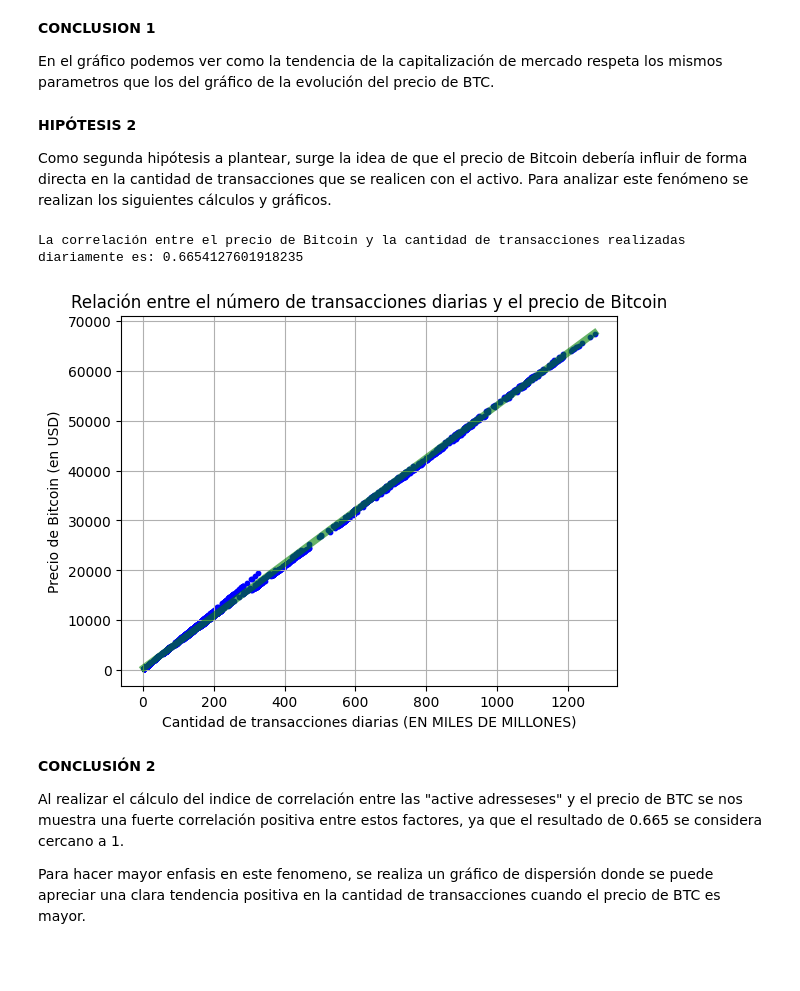
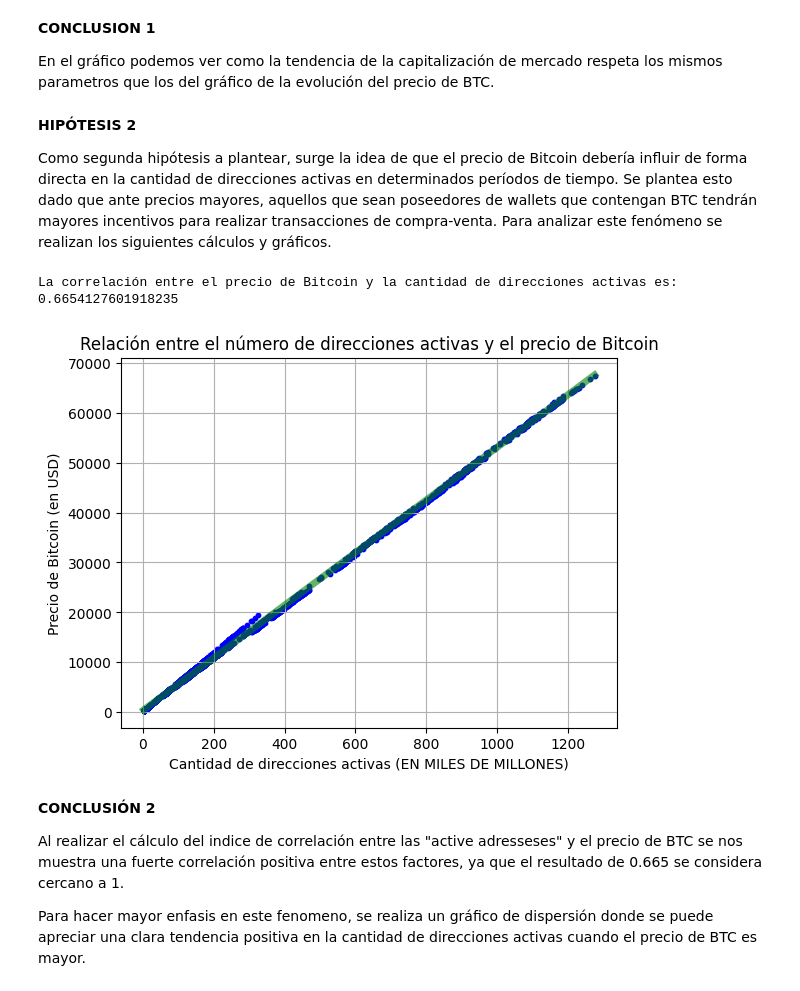
Before and after one commit to MartinMF88/Proyecto_DataScience_Coder, a Jupyter notebook: notebooks/ProyectoDS_ParteI_Martinez.ipynb, the cells around one changed output. Cells and saved outputs as stored; diff of their text form; code cells hidden in the pictures; blank space fills up the shorter version.

Commit message:
Creación de archivo para entrega N3 (2)

```diff
--- a/notebooks/ProyectoDS_ParteI_Martinez.ipynb
+++ b/notebooks/ProyectoDS_ParteI_Martinez.ipynb
@@ -99,33 +99,33 @@ En el gráfico podemos ver como la tendencia de la capitalización de mercado re
 # %% [markdown]
 **HIPÓTESIS 2**
 
-Como segunda hipótesis a plantear, surge la idea de que el precio de Bitcoin debería influir de forma directa en la cantidad de transacciones que se realicen con el activo.
+Como segunda hipótesis a plantear, surge la idea de que el precio de Bitcoin debería influir de forma directa en la cantidad de direcciones activas en determinados períodos de tiempo. Se plantea esto dado que ante precios mayores, aquellos que sean poseedores de wallets que contengan BTC tendrán mayores incentivos para realizar transacciones de compra-venta.
 Para analizar este fenómeno se realizan los siguientes cálculos y gráficos.
 # %%
 correlation = df['priceUSD'].corr(df['activeaddresses'])
 
-print("La correlación entre el precio de Bitcoin y la cantidad de transacciones realizadas diariamente es:", correlation)
+print("La correlación entre el precio de Bitcoin y la cantidad de direcciones activas es:", correlation)
 df['activeaddresses_en_Miles'] = df.apply(lambda row: row.marketcap / 1000000000, axis=1)
 
 plt.scatter(df['activeaddresses_en_Miles'], df['priceUSD'], s=10, c='blue')
 
 m, b = np.polyfit(df['activeaddresses_en_Miles'], df['priceUSD'], 1)
 x = np.linspace(min(df['activeaddresses_en_Miles']), max(df['activeaddresses_en_Miles']), 100)
 y = m * x + b
 
 plt.plot(x, y, color='green', linewidth=5, alpha=0.60)
 
-plt.title('Relación entre el número de transacciones diarias y el precio de Bitcoin')
-plt.xlabel('Cantidad de transacciones diarias (EN MILES DE MILLONES)')
+plt.title('Relación entre el número de direcciones activas y el precio de Bitcoin')
+plt.xlabel('Cantidad de direcciones activas (EN MILES DE MILLONES)')
 plt.ylabel('Precio de Bitcoin (en USD)')
 plt.grid(True)
 plt.show()
 # %% [output]
-La correlación entre el precio de Bitcoin y la cantidad de transacciones realizadas diariamente es: 0.6654127601918235
+La correlación entre el precio de Bitcoin y la cantidad de direcciones activas es: 0.6654127601918235
-[figure, old version]
+[figure, new version]
 # %% [markdown]
 **CONCLUSIÓN 2**
 
 Al realizar el cálculo del indice de correlación entre las "active adresseses" y el precio de BTC se nos muestra una fuerte correlación positiva entre estos factores, ya que el resultado de 0.665 se considera cercano a 1.
 
-Para hacer mayor enfasis en este fenomeno, se realiza un gráfico de dispersión donde se puede apreciar una clara tendencia positiva en la cantidad de transacciones cuando el precio de BTC es mayor.
+Para hacer mayor enfasis en este fenomeno, se realiza un gráfico de dispersión donde se puede apreciar una clara tendencia positiva en la cantidad de direcciones activas cuando el precio de BTC es mayor.
```
